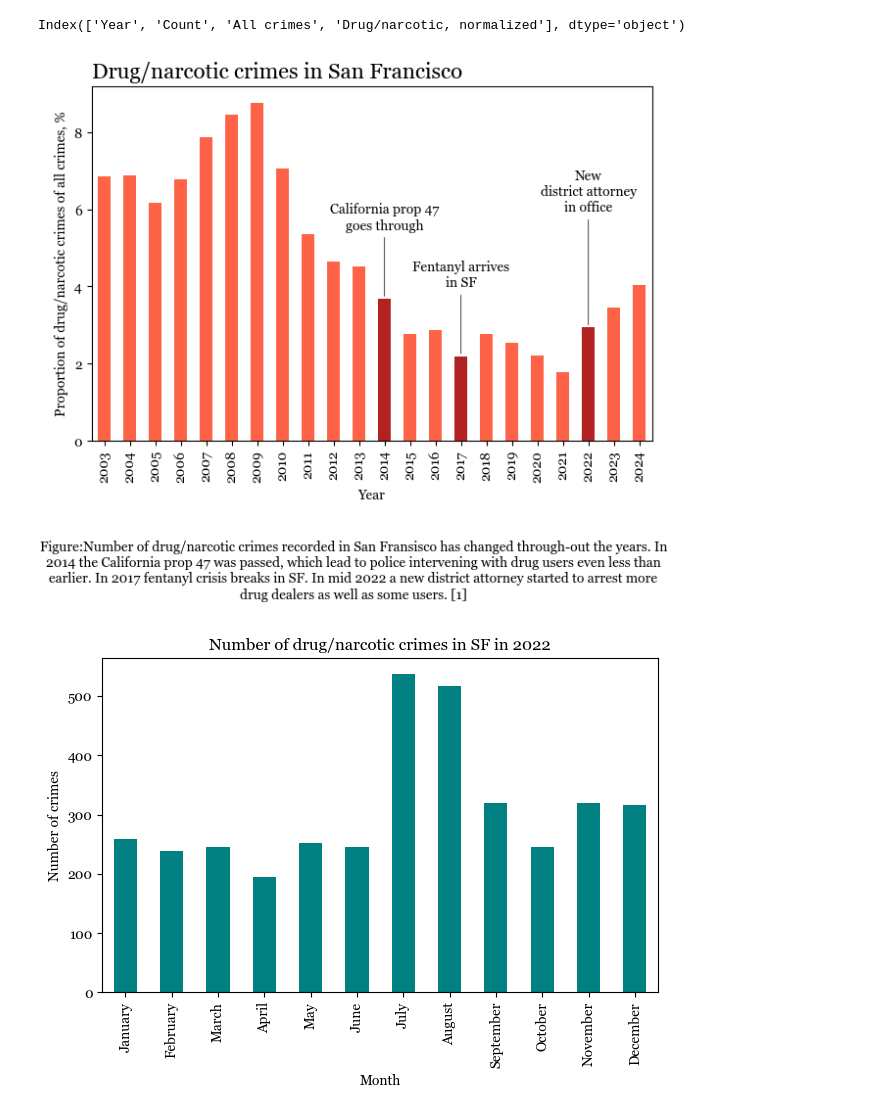
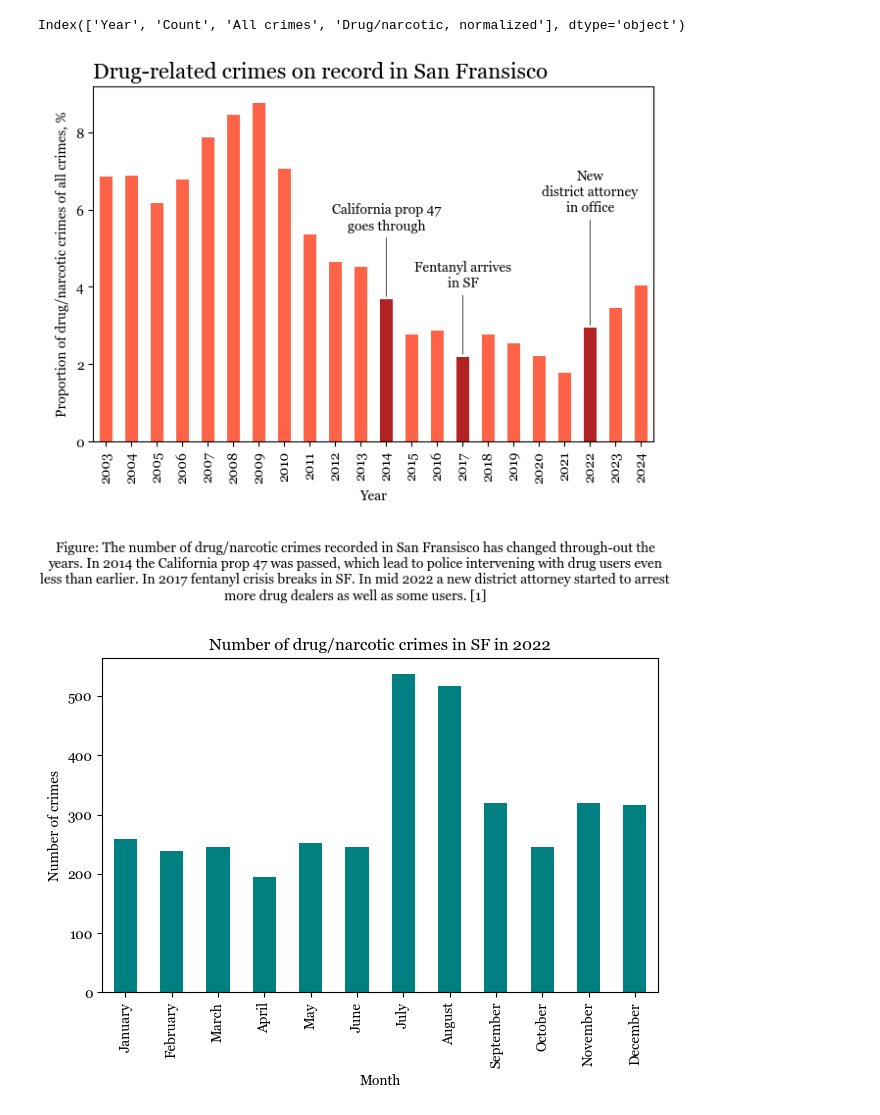
Before and after one commit to mvalim165/mvalim165.github.io, a Jupyter notebook: Miniproject_w8.ipynb, the cells around one changed output. Drawn from its saved outputs; the diff is of its cells as text; code cells hidden in the pictures.

Commit message:
Little tweaks on graphs

```diff
--- a/Miniproject_w8.ipynb
+++ b/Miniproject_w8.ipynb
@@ -164,7 +164,7 @@ plot = counts.plot(x = 'Year',
                    ylabel = 'Proportion of drug/narcotic crimes of all crimes, %',
                    color = bar_colors)
 #title
-plot.set_title('Drug/narcotic crimes in San Francisco', loc='left', fontsize=16, weight='normal')
+plot.set_title('Drug-related crimes on record in San Fransisco', loc='left', fontsize=16, weight='normal')
 #annotation for the year 2014 to highlight change in legislation
 # Get the Y value for 2014
 bar_index_14 = counts[counts['Year']==2014].index[0]
@@ -197,35 +197,35 @@ plot.annotate(
                     ),
     ha = 'center', va = 'center')
 
 #annotation for the year 2022 to highlight a new distirct attorney
 # Get the Y value for 2022
 bar_index_22 = counts[counts['Year']==2022].index[0]
 y_val_22 = counts.loc[counts['Year']==2022, 'Drug/narcotic, normalized'].values[0]
 plot.annotate(
     'New\ndistrict attorney\nin office',
     xy = (bar_index_22, y_val_22),
     xytext = (0, 100),
     textcoords = 'offset points',
     arrowprops = dict(facecolor = 'grey',
                       arrowstyle = '-',
                       #connectionstyle = 'arc3, rad=0.1',
                       linewidth = 0.5
                     ),
     ha = 'center', va = 'center')
 
 plt.figtext(
     0.5, -0.05,
-    'Figure:Number of drug/narcotic crimes recorded in San Fransisco has changed through-out the years. In 2014 the California prop 47 was passed, which lead to police intervening with drug users even less than earlier. In 2017 fentanyl crisis breaks in SF. In mid 2022 a new district attorney started to arrest more drug dealers as well as some users. [1]',
+    'Figure: The number of drug/narcotic crimes recorded in San Fransisco has changed through-out the years. In 2014 the California prop 47 was passed, which lead to police intervening with drug users even less than earlier. In 2017 fentanyl crisis breaks in SF. In mid 2022 a new district attorney started to arrest more drug dealers as well as some users. [1]',
     wrap = True,
     horizontalalignment = 'center',
     verticalalignment = 'top',
     fontsize = 10,
     style = 'normal'
 )
 plt.tight_layout()
 plt.savefig("overview.png", dpi=300, bbox_inches='tight', facecolor='white')
 # %% [output]
-[figure, old version]
+[figure, new version]
 # %%
 df_drug_2022 = df_drug[df_drug['Year']==2022].reset_index(drop=True)
 #counts
```
Also changed, not shown: parts of 2 cells of this notebook, 2 other files.
